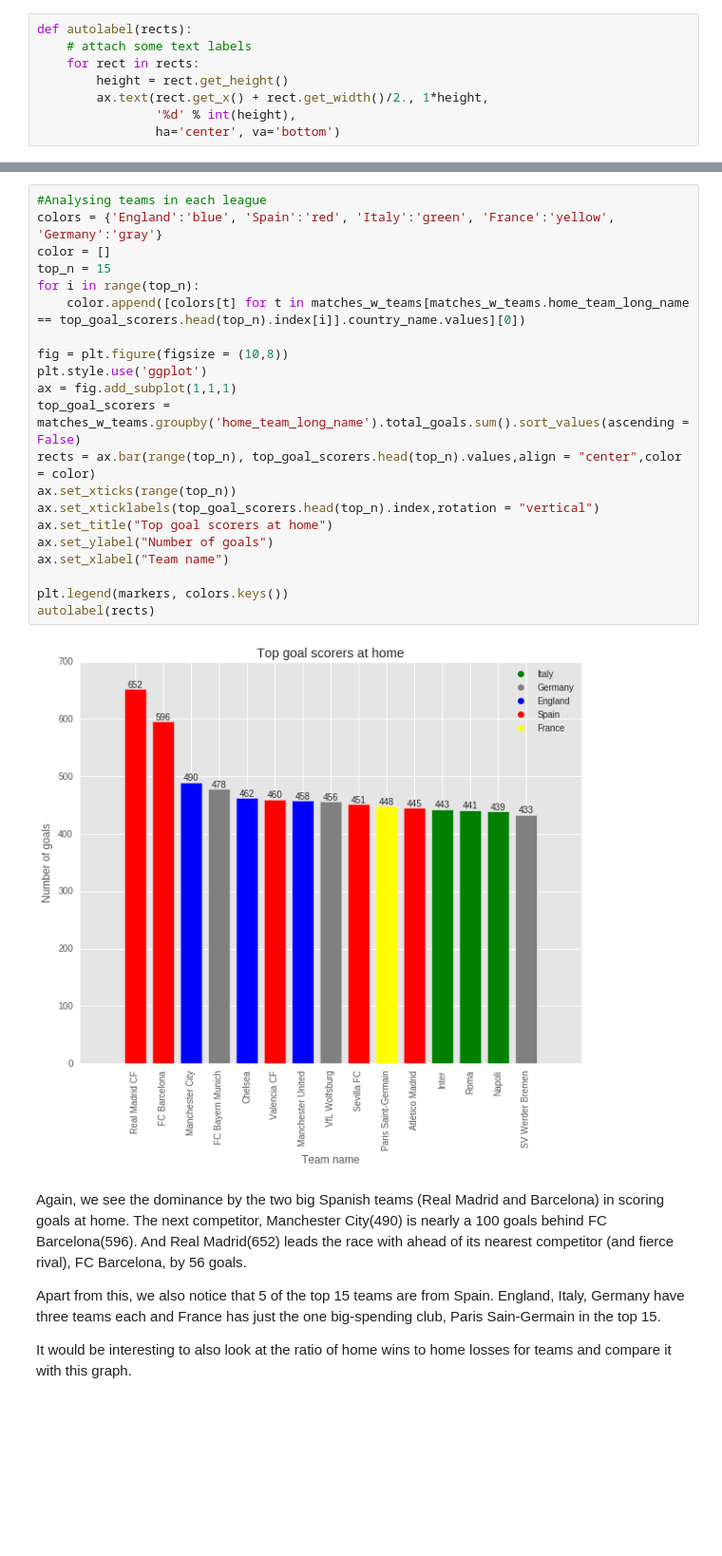
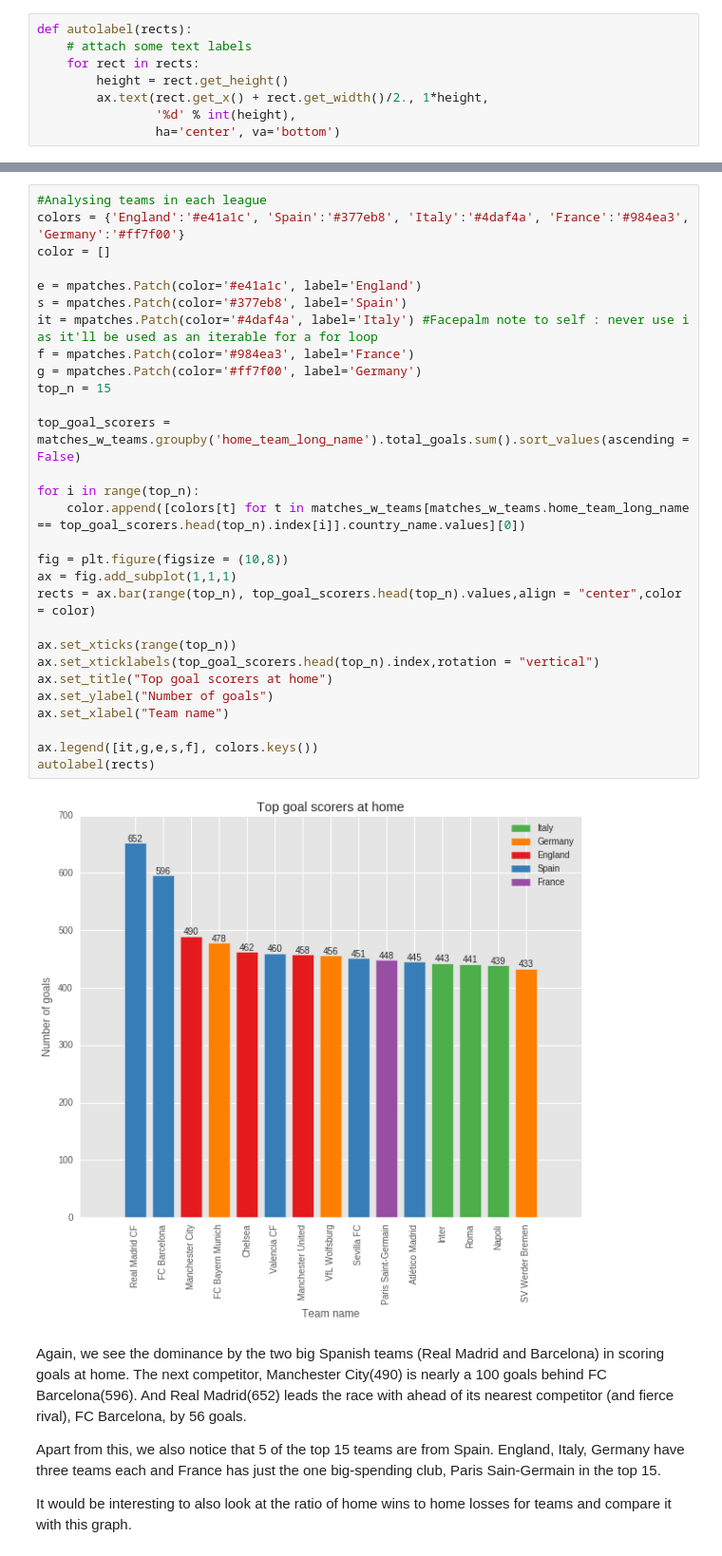
Before and after one commit to rsibi/Springboard, a Jupyter notebook: DataStory/European Leagues.ipynb, the cells around one changed output, grey strips where cells are left out. Shown at 95% size. Cells and saved outputs as stored; diff of their text form; blank space fills up the shorter version.

```diff
--- a/DataStory/European Leagues.ipynb
+++ b/DataStory/European Leagues.ipynb
@@ -198,27 +198,35 @@ matches_w_teams.head(1)
 | 0 | 1729 | 10260 | 10261 | 1 | 1 | 2008/2009 | 2 | ... |
 # %%
 #Analysing teams in each league
-colors = {'England':'blue', 'Spain':'red', 'Italy':'green', 'France':'yellow', 'Germany':'gray'}
+colors = {'England':'#e41a1c', 'Spain':'#377eb8', 'Italy':'#4daf4a', 'France':'#984ea3', 'Germany':'#ff7f00'}
 color = []
+
+e = mpatches.Patch(color='#e41a1c', label='England')
+s = mpatches.Patch(color='#377eb8', label='Spain')
+it = mpatches.Patch(color='#4daf4a', label='Italy') #Facepalm note to self : never use i as it'll be used as an iterable for a for loop
+f = mpatches.Patch(color='#984ea3', label='France')
+g = mpatches.Patch(color='#ff7f00', label='Germany')
 top_n = 15
+
+top_goal_scorers = matches_w_teams.groupby('home_team_long_name').total_goals.sum().sort_values(ascending = False)
+
 for i in range(top_n):
     color.append([colors[t] for t in matches_w_teams[matches_w_teams.home_team_long_name == top_goal_scorers.head(top_n).index[i]].country_name.values][0])
 
 fig = plt.figure(figsize = (10,8))
-plt.style.use('ggplot')
 ax = fig.add_subplot(1,1,1)
-top_goal_scorers = matches_w_teams.groupby('home_team_long_name').total_goals.sum().sort_values(ascending = False)
 rects = ax.bar(range(top_n), top_goal_scorers.head(top_n).values,align = "center",color = color)
+
 ax.set_xticks(range(top_n))
 ax.set_xticklabels(top_goal_scorers.head(top_n).index,rotation = "vertical")
 ax.set_title("Top goal scorers at home")
 ax.set_ylabel("Number of goals")
 ax.set_xlabel("Team name")
 
-plt.legend(markers, colors.keys())
+ax.legend([it,g,e,s,f], colors.keys())
 autolabel(rects)
 # %% [output]
-[figure, old version]
+[figure, new version]
 # %% [markdown]
 Again, we see the dominance by the two big Spanish teams (Real Madrid and Barcelona) in scoring goals at home. The next competitor, Manchester City(490) is nearly a 100 goals behind FC Barcelona(596). And Real Madrid(652) leads the race with ahead of its nearest competitor (and fierce rival), FC Barcelona, by 56 goals.
 
```
Also changed, not shown: parts of 3 cells of this notebook.
